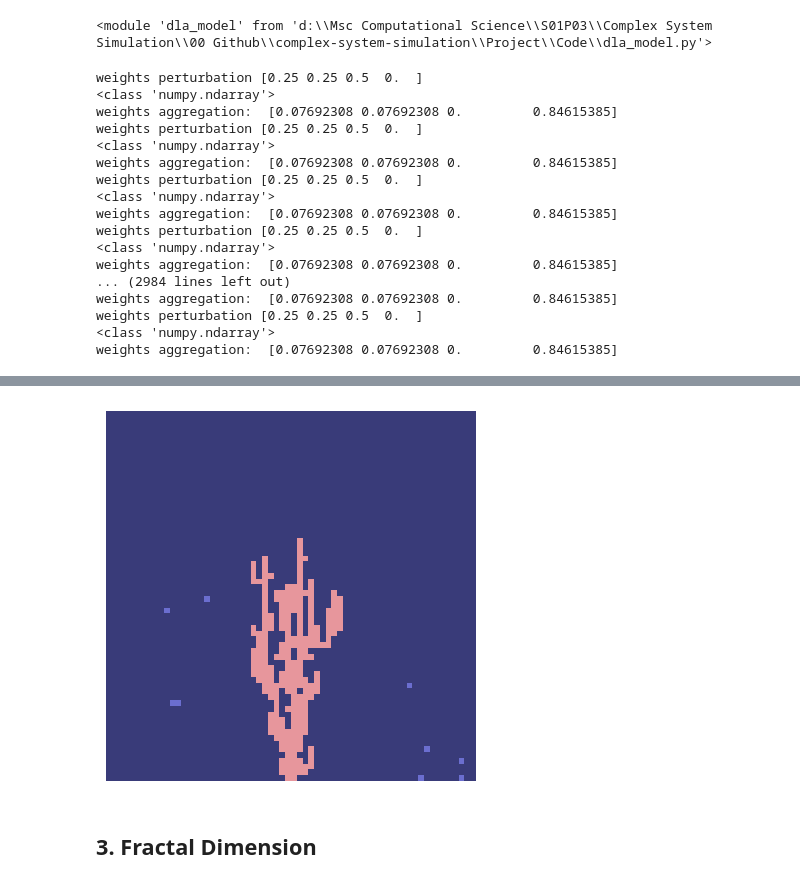
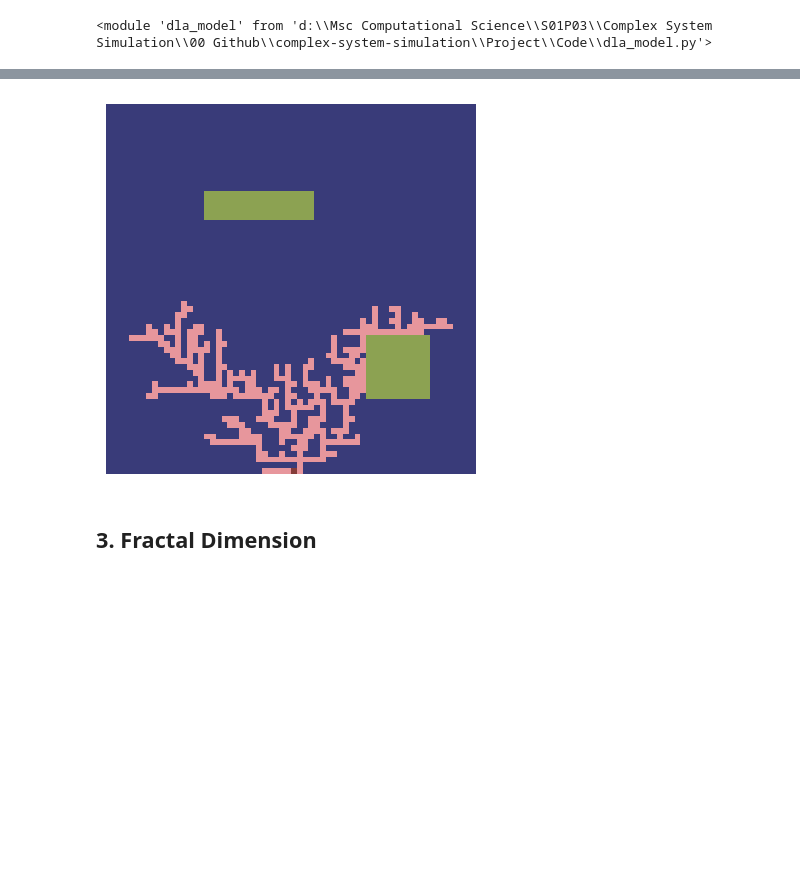
Before and after one commit to mboyan/complex-system-simulation, a Jupyter notebook: Project/Code/ProjectNotebook.ipynb, the cells around one changed output, grey strips where cells are left out. Cells and saved outputs as stored; diff of their text form; code cells hidden in the pictures; blank space fills up the shorter version.

Commit message:
Obstacles and particle regeneration
Enabled multiple obstacles, accommodated for higher dimensions;
Particles can now respawn at boundaries based on the weights determined by the drift vector.

```diff
--- a/Project/Code/ProjectNotebook.ipynb
+++ b/Project/Code/ProjectNotebook.ipynb
@@ -33,61 +33,45 @@ steps = 1000
 gravity = True
 bottom = size - 1
 Moore = False
-obstacle = False
+obstacle = True
 sun = 1
 
 # Initialize lattice
 seeds = np.array([(bottom, int(size/2))])
 lattice = dm.init_lattice(size, seeds)
 
 # Initialize obstacle lattice
 if obstacle:
-    obstacle = dm.init_obstacle_lattice(size, seeds, rectangle=[15,17,19,35])
+    boxes = np.array([[15,17,19,35], [40, 45, 50, 55]])
+    obstacle = dm.init_obstacle_lattice(size, boxes=boxes, seed_coords=seeds)
 
 # Initialize particles
 particle_density = 0.1
 particles = dm.init_particles(lattice, particle_density, obstacles=obstacle)
 
 # Arrays for storing time frames
 lattice_frames = np.empty((steps, size, size))
 particles_frames = np.empty_like(lattice_frames)
 
 current_lattice = np.array(lattice)
 current_particles = np.array(particles)
 for step in range(steps):
 
     # Record current state
     lattice_frames[step] = np.array(current_lattice)
     particles_frames[step] = dm.particles_to_lattice(current_particles, size)
 
     # Move particles
-    current_particles = dm.move_particles_diffuse(current_particles, current_lattice, periodic=(False, True), moore=Moore, obstacles=obstacle, drift_vec=[1, 0])
+    current_particles = dm.move_particles_diffuse(current_particles, current_lattice, periodic=(False, False), moore=Moore, obstacles=obstacle, drift_vec=[1, 0], regen_bndry=False)
 
     # Aggregate particles
-    current_lattice, current_particles = dm.aggregate_particles(current_particles, current_lattice, None, moore=Moore, obstacles=obstacle, sun_vec=[-10, 0])
+    current_lattice, current_particles = dm.aggregate_particles(current_particles, current_lattice, None, moore=Moore, obstacles=obstacle, sun_vec=[-0.1, 0])
     # print(f"step {step}: {current_lattice}")
 
 vt.animate_lattice_2D((lattice_frames*5 + particles_frames + obstacle*2)/8, interval=10)
 # %% [output]
-weights perturbation [0.25 0.25 0.5  0.  ]
-<class 'numpy.ndarray'>
-weights aggregation:  [0.07692308 0.07692308 0.         0.84615385]
-weights perturbation [0.25 0.25 0.5  0.  ]
-<class 'numpy.ndarray'>
-weights aggregation:  [0.07692308 0.07692308 0.         0.84615385]
-weights perturbation [0.25 0.25 0.5  0.  ]
-<class 'numpy.ndarray'>
-weights aggregation:  [0.07692308 0.07692308 0.         0.84615385]
-weights perturbation [0.25 0.25 0.5  0.  ]
-<class 'numpy.ndarray'>
-weights aggregation:  [0.07692308 0.07692308 0.         0.84615385]
-... (2984 lines left out)
-weights aggregation:  [0.07692308 0.07692308 0.         0.84615385]
-weights perturbation [0.25 0.25 0.5  0.  ]
-<class 'numpy.ndarray'>
-weights aggregation:  [0.07692308 0.07692308 0.         0.84615385]
 [interactive output not drawn]
-[figure, old version]
+[figure, new version]
 # %% [markdown]
 ## 3. Fractal Dimension
 # %%
```
Also changed, not shown: parts of 4 cells of this notebook, 1 other file.
